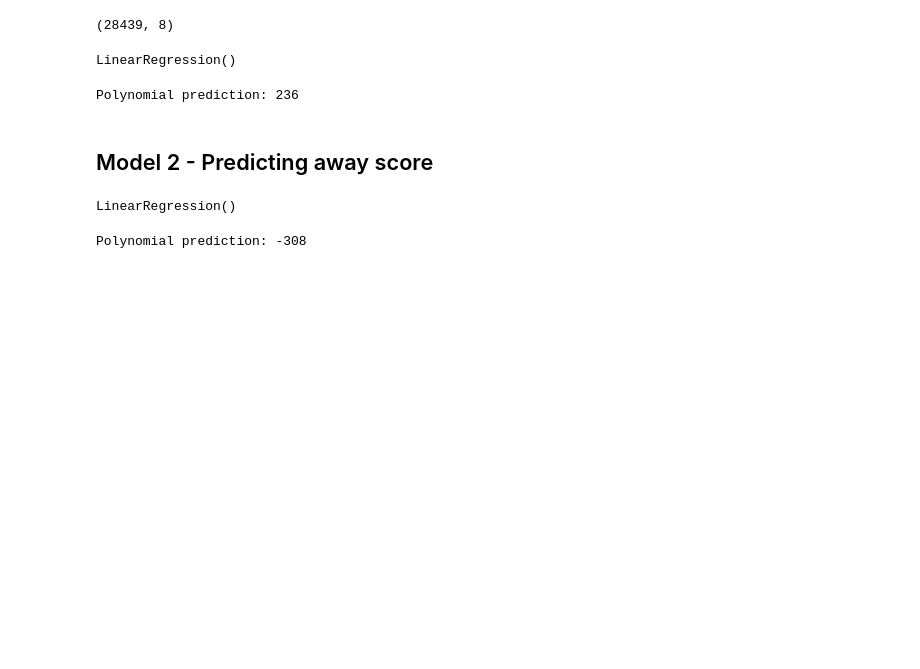
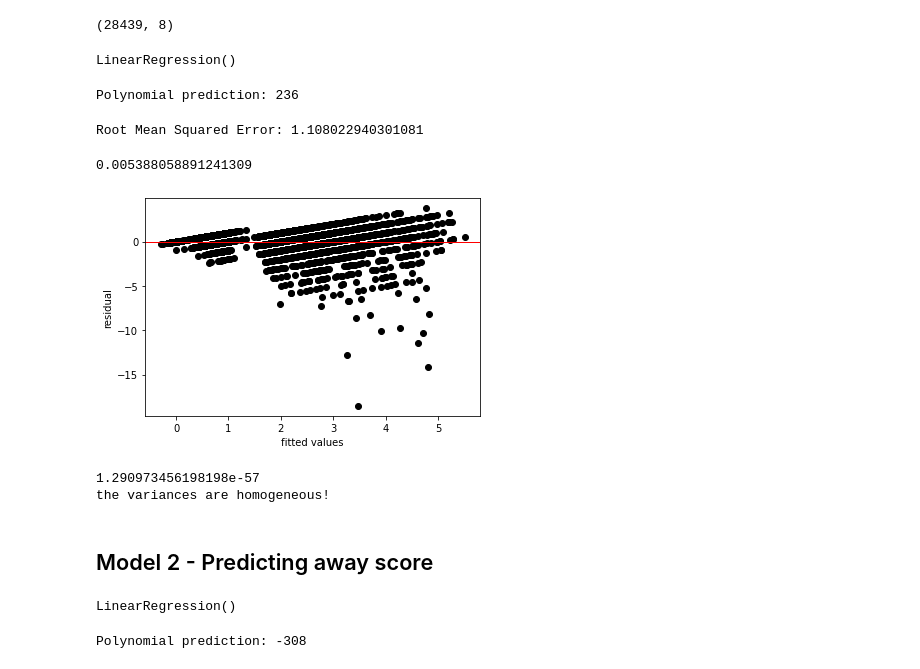
Before and after one commit to BrendaChepkoech/-Mchezopesa-Ltd-Project, a Jupyter notebook: Brenda_Chepkoech_Week_6_IP.ipynb, the cells around one changed output. Drawn from its saved outputs; the diff is of its cells as text; code cells hidden in the pictures; blank space fills up the shorter version.

```diff
--- a/Brenda_Chepkoech_Week_6_IP.ipynb
+++ b/Brenda_Chepkoech_Week_6_IP.ipynb
@@ -652,7 +652,7 @@ X= df1[["home_team_rank","away_team_rank","away_score",'tournament1',"status"]].
 y=df1["home_score"].values
 # %%
 # Split the dataset into train and test sets
-X_train, Y_train, X_test, Y_test = train_test_split(X,y, test_size = 0.2, random_state=0)
+X_train,X_test, Y_train,Y_test = train_test_split(X,y, test_size = 0.2, random_state=0)
 # %%
 # Fit polynomial Regression to the dataset
 poly_reg = PolynomialFeatures(degree = 4)
@@ -672,6 +672,66 @@ print('Polynomial prediction: %d' %poly_pred)
 poly_arr_pred = pol_reg.predict(poly_reg.fit_transform(X))
 # %% [output]
 Polynomial prediction: 236
+# %%
+pol_reg  = LinearRegression()
+
+Lin = pol_reg .fit(X_poly, y)
+
+y_pred= pol_reg .predict(poly_reg.fit_transform(X_test))
+# %%
+# Evaluating the Algorithm
+from sklearn import metrics
+
+print('Root Mean Squared Error:', np.sqrt(metrics.mean_squared_error(y_pred,Y_test)))
+# %% [output]
+Root Mean Squared Error: 1.108022940301081
+# %%
+#Residual
+residuals = np.subtract(y_pred, Y_test)
+# Let's describe our residual:
+pd.DataFrame(residuals).describe()
+
+residuals.mean()
+# %% [output]
+0.005388058891241309
+# %%
+#vizualize
+import matplotlib.pyplot as plt
+
+plt.scatter(y_pred, residuals, color='black')
+plt.ylabel('residual')
+plt.xlabel('fitted values')
+plt.axhline(y= residuals.mean(), color='red', linewidth=1)
+plt.show()
+# %% [output]
+[figure, added]
+# %%
+# heteroskedasticity testing
+
+import scipy as sp
+
+test_result, p_value = sp.stats.bartlett(y_pred, residuals)
+
+# To interpret the results we must also compute a critical value of the chi squared distribution
+degree_of_freedom = len(y_pred)-1
+probability = 1 - p_value
+
+critical_value = sp.stats.chi2.ppf(probability, degree_of_freedom)
+print(p_value)
+
+# If the test_result is greater than the critical value, then we reject our null
+# hypothesis. This would mean that there are patterns to the variance of the data
+
+# Otherwise, we can identify no patterns, and we accept the null hypothesis that
+# the variance is homogeneous across our data
+
+if (test_result > critical_value):
+  print('the variances are unequal, and the model should be reassessed')
+else:
+  print('the variances are homogeneous!')
+# %% [output]
+1.290973456198198e-57
+the variances are homogeneous!
 # %% [markdown]
 ## Model 2 - Predicting away score
 # %%
```
Also changed, not shown: parts of 14 cells of this notebook.
